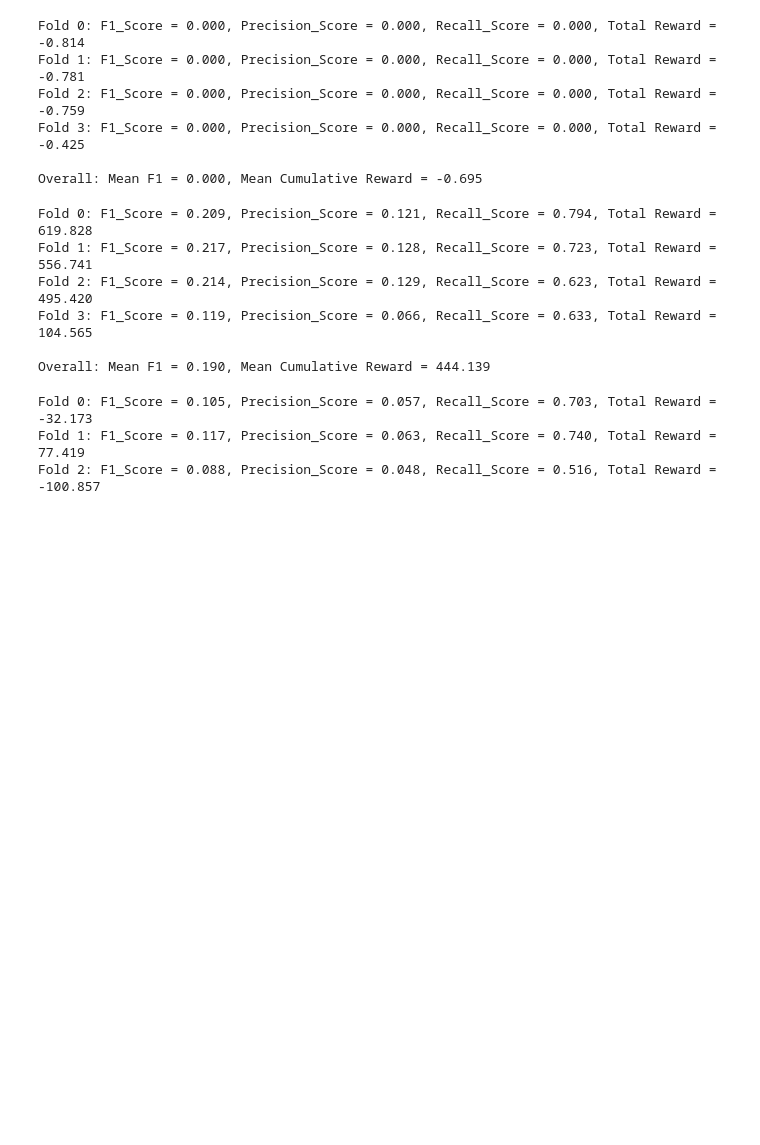
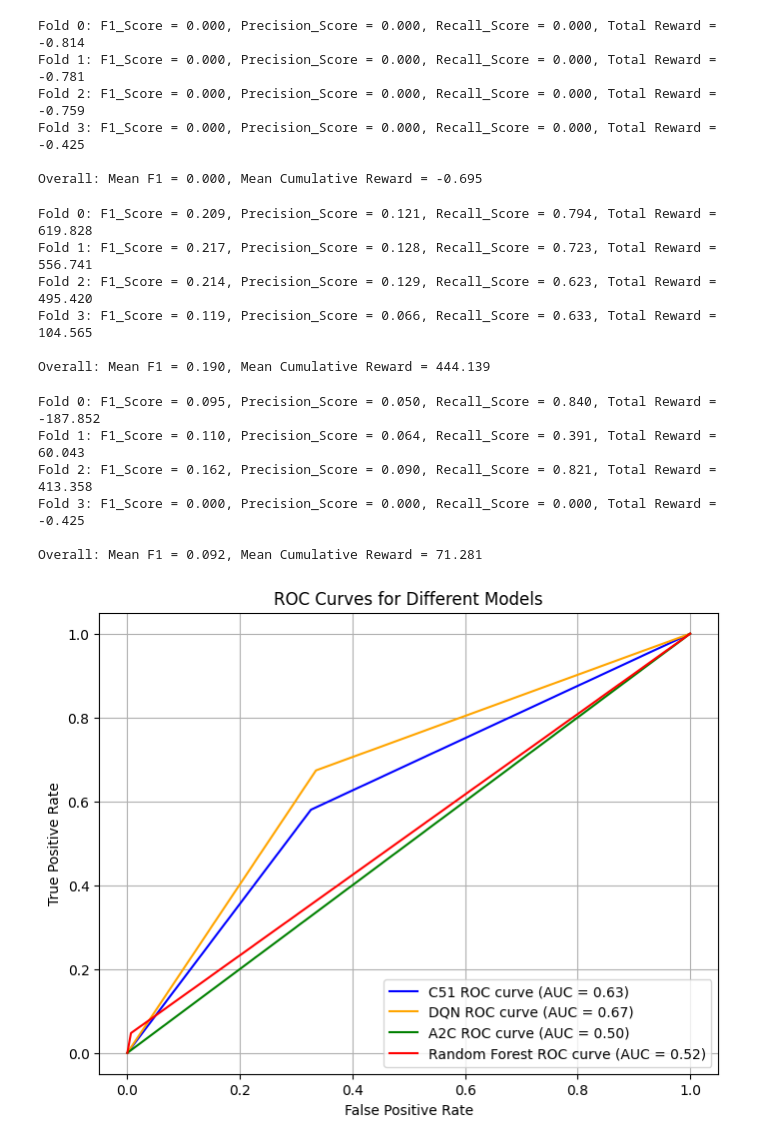
Before and after one commit to darthvader58/Code-Lab_RL_PriorityObs, a Jupyter notebook: TATC-RL_CoDeLab.ipynb, the cells around one changed output. Drawn from its saved outputs; the diff is of its cells as text; code cells hidden in the pictures; blank space fills up the shorter version.

```diff
--- a/TATC-RL_CoDeLab.ipynb
+++ b/TATC-RL_CoDeLab.ipynb
@@ -181,6 +181,18 @@ target = (data['cnprcp_mean'] > 0).astype(int)
 rf_classifier = RandomForestClassifier(n_estimators=1500, random_state=42, criterion='log_loss')
 # %%
 tscv = TimeSeriesSplit(n_splits=4)
+# %%
+def compute_rf_reward(actual, predicted):
+    if actual > 0:
+        if predicted == 1:
+            return 1
+        else:
+            return -0.1
+    else:
+        if predicted == 1:
+            return -0.001
+        else:
+            return 0
 # %%
 all_test_results_random_forest =[]
 all_rewards_rf = []
@@ -203,6 +215,8 @@ for train_idx, test_idx in tscv.split(features):
     tmp_df = test_features.copy()
     tmp_df['actual'] = test_target.values
     tmp_df['predicted'] = rf_predictions
+    tmp_df['reward'] = tmp_df.apply(lambda row: compute_rf_reward(row['actual'], row['predicted']), axis=1)
+    all_rewards_rf.append(tmp_df['reward'].sum())
 
     all_test_results_random_forest.append(tmp_df)
 # %% [output]
@@ -423,7 +437,7 @@ for fold_idx, (train_idx, test_idx) in enumerate(tscv.split(data)):
     tmp_test_results_qrdqn['predicted']+= predicted_actions_qrdqn
     tmp_test_results_qrdqn['lat']+= tmp_lat_qrdqn
     tmp_test_results_qrdqn['lon']+= tmp_lon_qrdqn
-    all_test_results_dqn.append(tmp_test_results_qrdqn)
+    all_test_results_qrdqn.append(tmp_test_results_qrdqn)
     all_f1_scores_qrdqn.append(f1)
     all_precision_scores_qrdqn.append(precision_qrdqn)
     all_recall_scores_qrdqn.append(recall_qrdqn)
@@ -434,9 +448,12 @@ mean_f1_qrdqn = np.mean(all_f1_scores_qrdqn)
 mean_reward_qrdqn = np.mean(all_rewards_qrdqn)
 print(f"\nOverall: Mean F1 = {mean_f1_qrdqn:.3f}, Mean Cumulative Reward = {mean_reward_qrdqn:.3f}")
 # %% [output]
-Fold 0: F1_Score = 0.105, Precision_Score = 0.057, Recall_Score = 0.703, Total Reward = -32.173
-Fold 1: F1_Score = 0.117, Precision_Score = 0.063, Recall_Score = 0.740, Total Reward = 77.419
-Fold 2: F1_Score = 0.088, Precision_Score = 0.048, Recall_Score = 0.516, Total Reward = -100.857
+Fold 0: F1_Score = 0.095, Precision_Score = 0.050, Recall_Score = 0.840, Total Reward = -187.852
+Fold 1: F1_Score = 0.110, Precision_Score = 0.064, Recall_Score = 0.391, Total Reward = 60.043
+Fold 2: F1_Score = 0.162, Precision_Score = 0.090, Recall_Score = 0.821, Total Reward = 413.358
+Fold 3: F1_Score = 0.000, Precision_Score = 0.000, Recall_Score = 0.000, Total Reward = -0.425
+
+Overall: Mean F1 = 0.092, Mean Cumulative Reward = 71.281
 # %%
 from sklearn.metrics import roc_curve, roc_auc_score
 
@@ -446,7 +463,7 @@ for result in all_test_results_qrdqn:
     all_actual_qrdqn.extend(result["actual"])
     all_predicted_qrdqn.extend(result["predicted"])
 
-fpr_qrdqn, tpr_qrdqn, thresholds = roc_curve(all_actual_qrdqn, all_predicted_qrdqn)
+fpr_qrdqn, tpr_qrdqn, thresholds = roc_curve(all_actual_qrdqn, all_predicted_qrdqn, pos_label=1)
 roc_auc_qrdqn = roc_auc_score(all_actual_qrdqn, all_predicted_qrdqn)
 
 all_actual_dqn = []
@@ -455,38 +472,40 @@ for result in all_test_results_dqn:
     all_actual_dqn.extend(result["actual"])
     all_predicted_dqn.extend(result["predicted"])
 
-fpr_dqn, tpr_dqn, thresholds = roc_curve(all_actual_dqn, all_predicted_dqn)
+fpr_dqn, tpr_dqn, thresholds = roc_curve(all_actual_dqn, all_predicted_dqn, pos_label=1)
 roc_auc_dqn = roc_auc_score(all_actual_dqn, all_predicted_dqn)
 
 all_actual_a2c = []
 all_predicted_a2c = []
 for result in all_test_results_a2c:
     all_actual_a2c.extend(result["actual"])
     all_predicted_a2c.extend(result["predicted"])
 
-fpr_a2c, tpr_a2c, thresholds = roc_curve(all_actual_a2c, all_predicted_a2c)
+fpr_a2c, tpr_a2c, thresholds = roc_curve(all_actual_a2c, all_predicted_a2c, pos_label=1)
 roc_auc_a2c = roc_auc_score(all_actual_a2c, all_predicted_a2c)
 
 all_actual_rf = []
 all_predicted_rf = []
 for result in all_test_results_random_forest:
     all_actual_rf.extend(result["actual"])
     all_predicted_rf.extend(result["predicted"])
 
-fpr_rf, tpr_rf, thresholds = roc_curve(all_actual_rf, all_predicted_rf)
+fpr_rf, tpr_rf, thresholds = roc_curve(all_actual_rf, all_predicted_rf, pos_label=1)
 roc_auc_rf = roc_auc_score(all_actual_rf, all_predicted_rf)
 
 plt.figure(figsize=(8, 6))
 plt.plot(fpr_qrdqn, tpr_qrdqn, label=f"C51 ROC curve (AUC = {roc_auc_qrdqn:.2f})", color='blue')
 plt.plot(fpr_dqn, tpr_dqn, label=f"DQN ROC curve (AUC = {roc_auc_dqn:.2f})", color='orange')
 plt.plot(fpr_a2c, tpr_a2c, label=f"A2C ROC curve (AUC = {roc_auc_a2c:.2f})", color='green')
 plt.plot(fpr_rf, tpr_rf, label=f"Random Forest ROC curve (AUC = {roc_auc_rf:.2f})", color='red')
 plt.xlabel("False Positive Rate")
 plt.ylabel("True Positive Rate")
 plt.title("ROC Curves for Different Models")
 plt.legend(loc="lower right")
 plt.grid(True)
 plt.show()
+# %% [output]
+[figure, added]
 # %%
 #plt.figure(figsize=(8,6))
 %pip install seaborn
```
Also changed, not shown: parts of 3 cells of this notebook.
